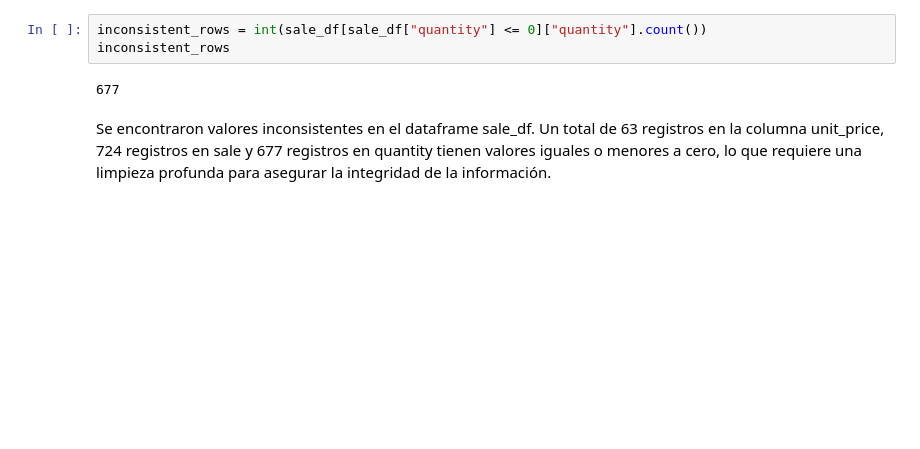
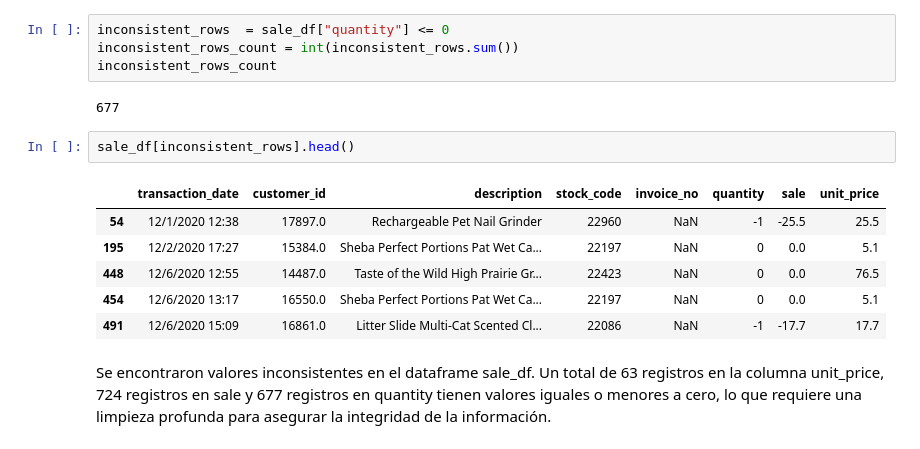
Before and after one commit to jatoapan/Ecommerce_Analytics, a Jupyter notebook: notebooks/1.0_jtd_data_preparation.ipynb, the cells around one changed output. Drawn from its saved outputs; the diff is of its cells as text; blank space fills up the shorter version.

```diff
--- a/notebooks/1.0_jtd_data_preparation.ipynb
+++ b/notebooks/1.0_jtd_data_preparation.ipynb
@@ -592,7 +646,17 @@ inconsistent_rows
 # %%
-inconsistent_rows = int(sale_df[sale_df["quantity"] <= 0]["quantity"].count())
-inconsistent_rows
+inconsistent_rows  = sale_df["quantity"] <= 0
+inconsistent_rows_count = int(inconsistent_rows.sum())
+inconsistent_rows_count
 # %% [output]
 677
+# %%
+sale_df[inconsistent_rows].head()
+# %% [output]
+|  | transaction_date | customer_id | description | stock_code | invoice_no | quantity | sale | unit_price |
+| 54 | 12/1/2020 12:38 | 17897.0 | Rechargeable Pet Nail Grinder | 22960 | NaN | -1 | -25.5 | 25.5 |
+| 195 | 12/2/2020 17:27 | 15384.0 | Sheba Perfect Portions Pat Wet Ca... | 22197 | NaN | 0 | 0.0 | 5.1 |
+| 448 | 12/6/2020 12:55 | 14487.0 | Taste of the Wild High Prairie Gr... | 22423 | NaN | 0 | 0.0 | 76.5 |
+| 454 | 12/6/2020 13:17 | 16550.0 | Sheba Perfect Portions Pat Wet Ca... | 22197 | NaN | 0 | 0.0 | 5.1 |
+| 491 | 12/6/2020 15:09 | 16861.0 | Litter Slide Multi-Cat Scented Cl... | 22086 | NaN | -1 | -17.7 | 17.7 |
 # %% [markdown]
 Se encontraron valores inconsistentes en el dataframe sale_df. Un total de 63 registros en la columna unit_price, 724 registros en sale y 677 registros en quantity tienen valores iguales o menores a cero, lo que requiere una limpieza profunda para asegurar la integridad de la información.
```
Also changed, not shown: parts of 57 cells of this notebook, 7 other files.
